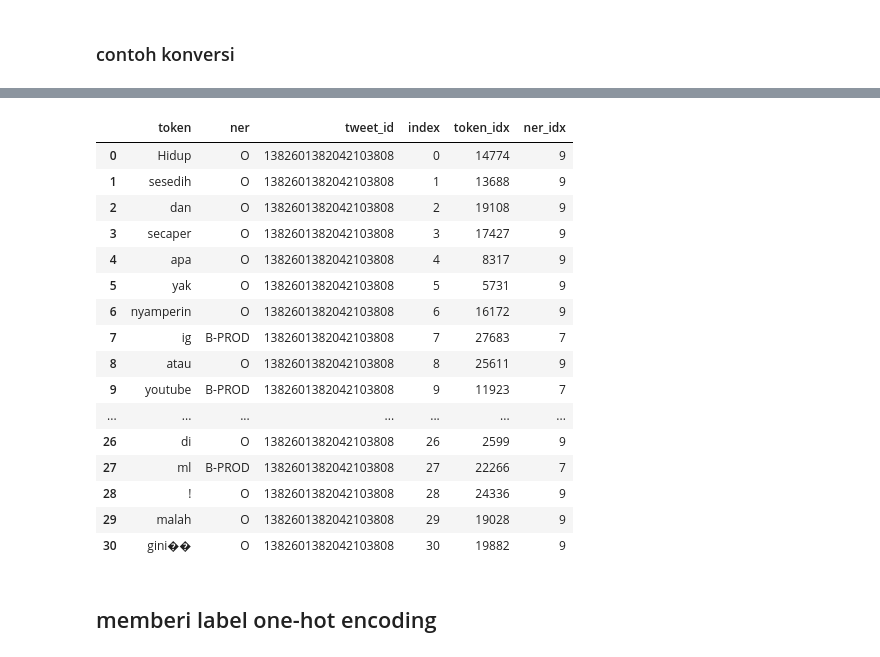
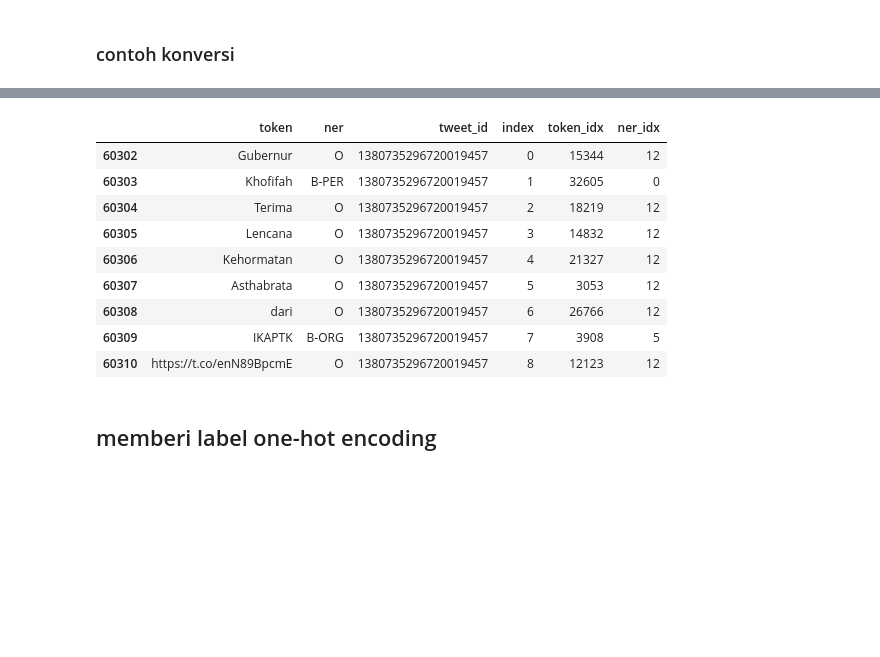
Before and after one commit to anwarfarihin/ner-idn-tweet, a Jupyter notebook: Model/convert_kfold.ipynb, the cells around one changed output, grey strips where cells are left out. Drawn from its saved outputs; the diff is of its cells as text; code cells hidden in the pictures; blank space fills up the shorter version.

Commit message:
change tweet example

```diff
--- a/Model/convert_kfold.ipynb
+++ b/Model/convert_kfold.ipynb
@@ -87,23 +88,17 @@ data_group[data_group.tweet_id==1382601382042103808]
 # %%
-data[data.tweet_id==1382601382042103808]
+# data[data.tweet_id==1382601382042103808]
+data[data.tweet_id==1380735296720019457]
 # %% [output]
 |  | token | ner | tweet_id | index | token_idx | ner_idx |
-| 0 | Hidup | O | 1382601382042103808 | 0 | 14774 | 9 |
-| 1 | sesedih | O | 1382601382042103808 | 1 | 13688 | 9 |
-| 2 | dan | O | 1382601382042103808 | 2 | 19108 | 9 |
-| 3 | secaper | O | 1382601382042103808 | 3 | 17427 | 9 |
-| 4 | apa | O | 1382601382042103808 | 4 | 8317 | 9 |
-| 5 | yak | O | 1382601382042103808 | 5 | 5731 | 9 |
-| 6 | nyamperin | O | 1382601382042103808 | 6 | 16172 | 9 |
-| 7 | ig | B-PROD | 1382601382042103808 | 7 | 27683 | 7 |
-| 8 | atau | O | 1382601382042103808 | 8 | 25611 | 9 |
-| 9 | youtube | B-PROD | 1382601382042103808 | 9 | 11923 | 7 |
-| ... | ... | ... | ... | ... | ... | ... |
-| 26 | di | O | 1382601382042103808 | 26 | 2599 | 9 |
-| 27 | ml | B-PROD | 1382601382042103808 | 27 | 22266 | 7 |
-| 28 | ! | O | 1382601382042103808 | 28 | 24336 | 9 |
-| 29 | malah | O | 1382601382042103808 | 29 | 19028 | 9 |
-| 30 | gini�� | O | 1382601382042103808 | 30 | 19882 | 9 |
+| 60302 | Gubernur | O | 1380735296720019457 | 0 | 15344 | 12 |
+| 60303 | Khofifah | B-PER | 1380735296720019457 | 1 | 32605 | 0 |
+| 60304 | Terima | O | 1380735296720019457 | 2 | 18219 | 12 |
+| 60305 | Lencana | O | 1380735296720019457 | 3 | 14832 | 12 |
+| 60306 | Kehormatan | O | 1380735296720019457 | 4 | 21327 | 12 |
+| 60307 | Asthabrata | O | 1380735296720019457 | 5 | 3053 | 12 |
+| 60308 | dari | O | 1380735296720019457 | 6 | 26766 | 12 |
+| 60309 | IKAPTK | B-ORG | 1380735296720019457 | 7 | 3908 | 5 |
+| 60310 | https://t.co/enN89BpcmE | O | 1380735296720019457 | 8 | 12123 | 12 |
 # %% [markdown]
 ## memberi label one-hot encoding
 # %%
```
Also changed, not shown: parts of 3 cells of this notebook.
